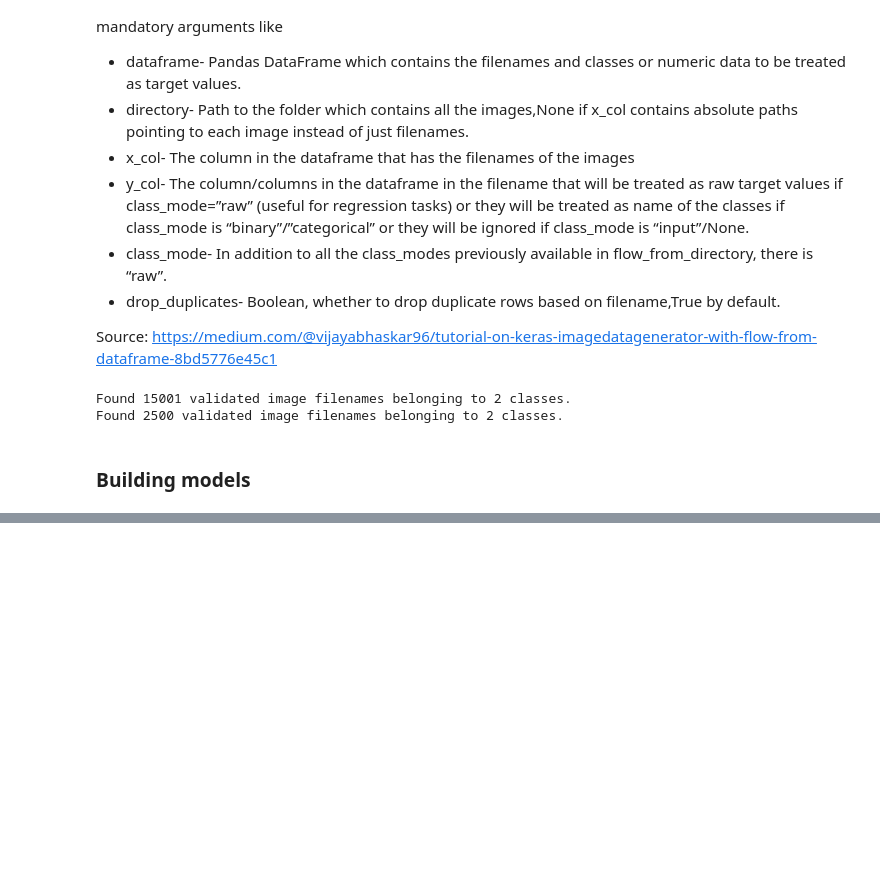
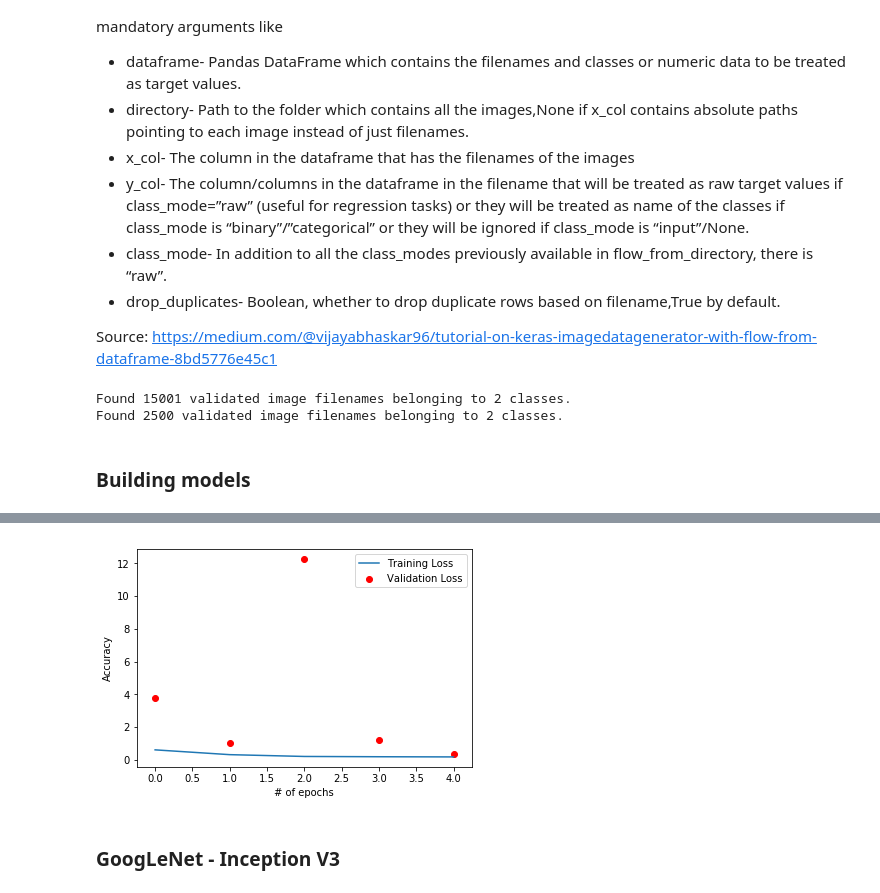
Before and after one commit to kaitensushitogo/Aerial-Cactus-Detection-Kaggle, a Jupyter notebook: Aerial Cactus Detection_Kaggle.ipynb, the cells around one changed output, grey strips where cells are left out. Saved outputs shown, nothing was run; the diff lists cells and outputs as text; code cells hidden in the pictures; blank space fills up the shorter version.

```diff
--- a/Aerial Cactus Detection_Kaggle.ipynb
+++ b/Aerial Cactus Detection_Kaggle.ipynb
@@ -198,0 +301,6 @@ plot_metric(model_fit,'loss', 'val_loss', epochs,'Training Loss', 'Validation Lo
+# %%
+plot_metric(alex_model_fit,'loss', 'val_loss','Training Loss', 'Validation Loss')
+# %% [output]
+[figure, added]
+# %% [markdown]
+### GoogLeNet - Inception V3
```
Also changed, not shown: parts of 32 cells of this notebook.
